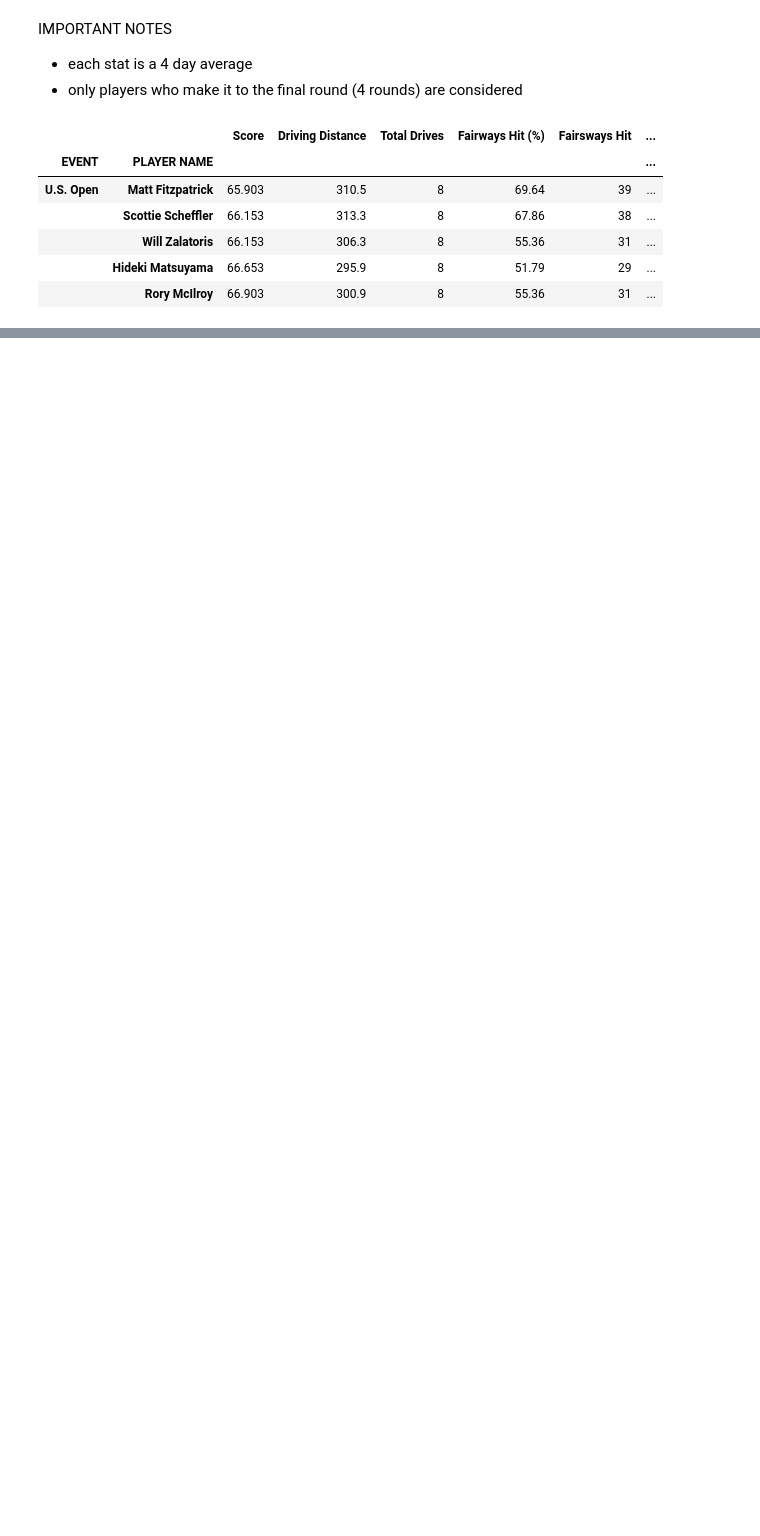
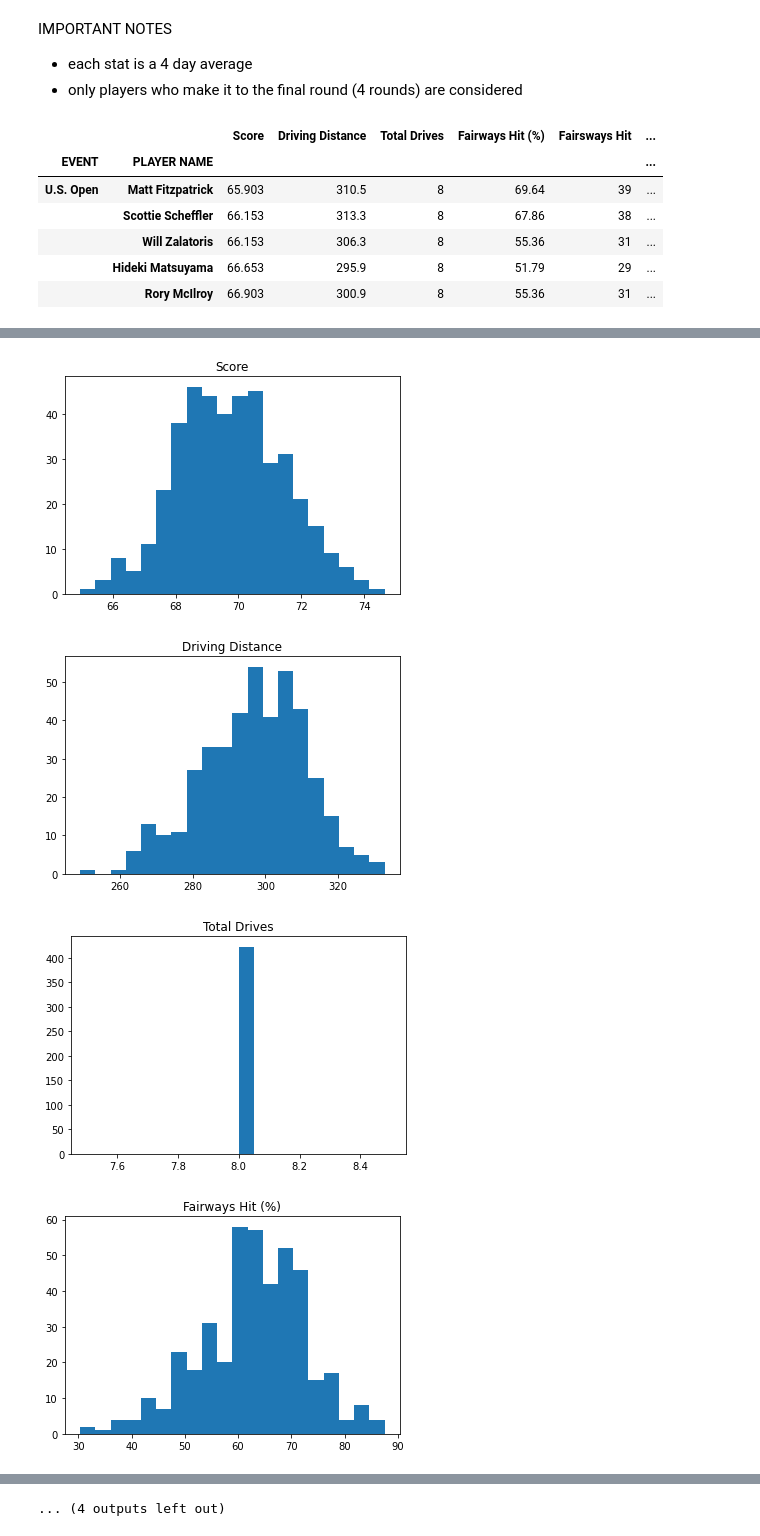
Before and after one commit to kMongru/pga-compensation-projections, a Jupyter notebook: notebooks/data_analysis.ipynb, the cells around one changed output, grey strips where cells are left out. Saved outputs shown, nothing was run; the diff lists cells and outputs as text; code cells hidden in the pictures; blank space fills up the shorter version.

Commit message:
add histograms

```diff
--- a/notebooks/data_analysis.ipynb
+++ b/notebooks/data_analysis.ipynb
@@ -138,0 +77,10 @@ combined
+# %%
+for i in aggratedData.columns:
+    plt.hist(aggratedData[i], 20)
+    plt.title(i)
+    plt.show()
+# %% [output]
+[figure, added]
+[figure, added]
+[figure, added]
+[figure, added]
@@ -138,0 +95 @@ combined
+... (4 outputs left out)
```
Also changed, not shown: parts of 11 cells of this notebook.
